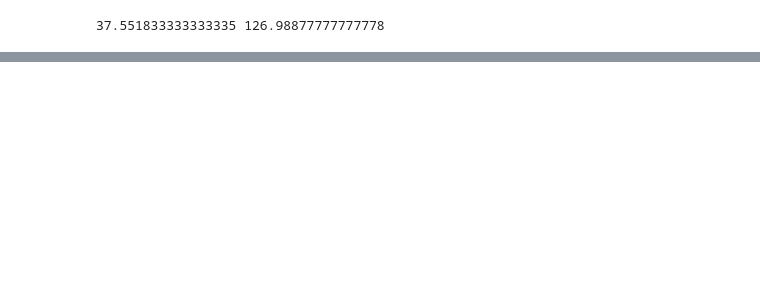
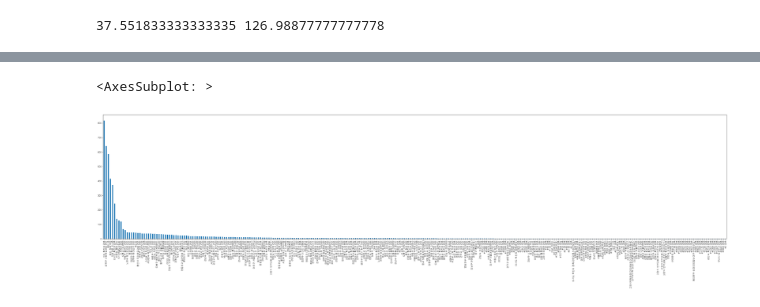
Before and after one commit to rainsky3840/Bootcamp_project, a Jupyter notebook: 김지수/COVID.ipynb, the cells around one changed output, grey strips where cells are left out. Cells and saved outputs as stored; diff of their text form; code cells hidden in the pictures; blank space fills up the shorter version.

```diff
--- a/김지수/COVID.ipynb
+++ b/김지수/COVID.ipynb
@@ -41,0 +66,6 @@ df
+# %%
+contact = df['접촉력'].dropna()
+contact.value_counts().plot(kind='bar', figsize=(50,10))
+# %% [output]
+<AxesSubplot: >
+[figure, added]
```
Also changed, not shown: parts of 28 cells of this notebook.
